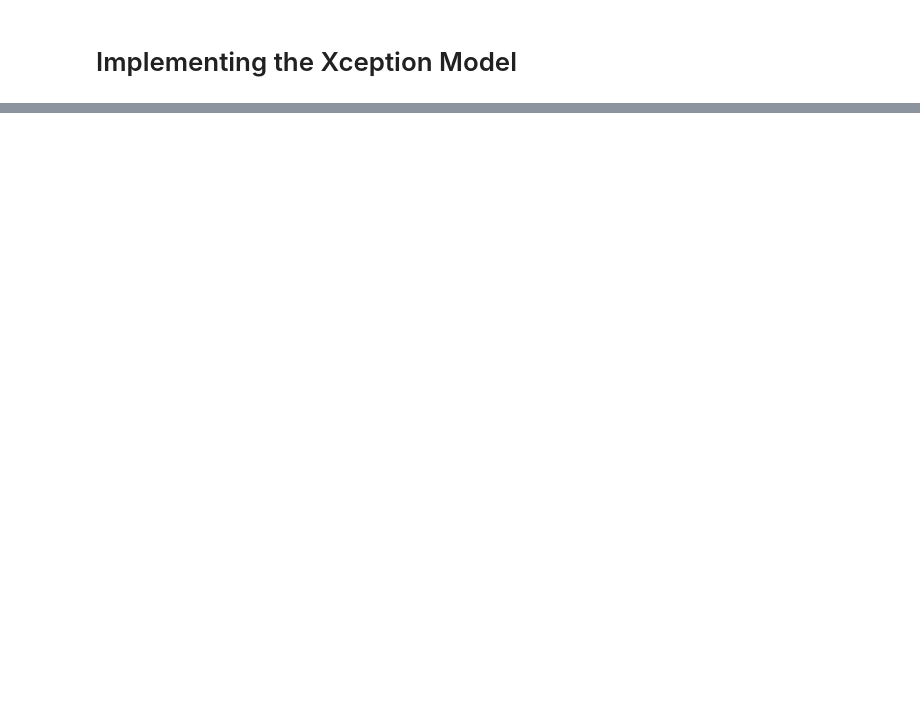
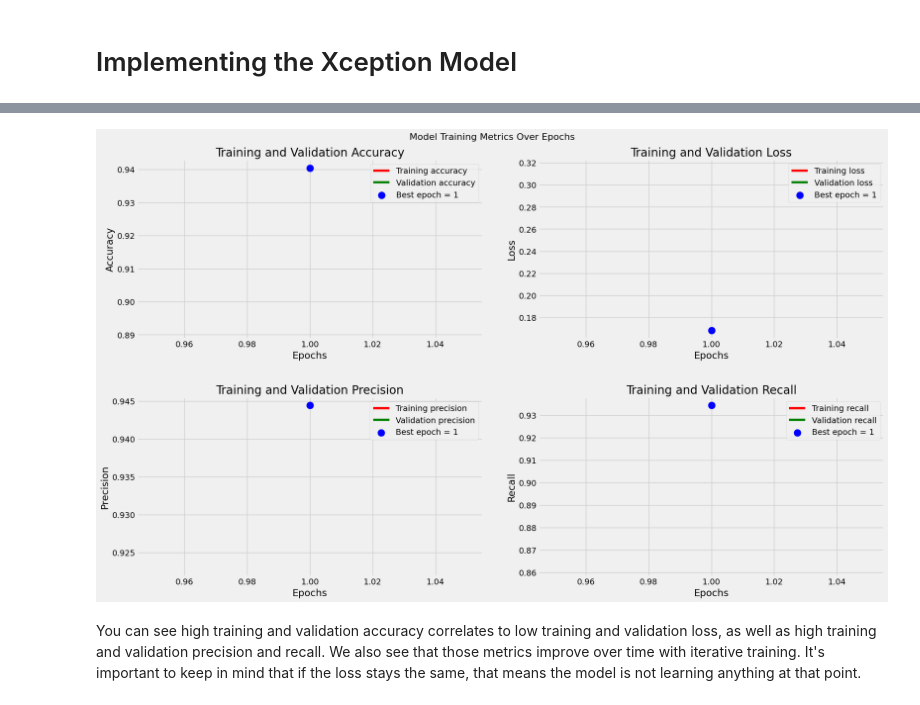
Before and after one commit to gitrlawton/tumor-classification, a Jupyter notebook: tumor_classification_notebook.ipynb, the cells around one changed output, grey strips where cells are left out. Drawn from its saved outputs; the diff is of its cells as text; code cells hidden in the pictures; blank space fills up the shorter version.

```diff
--- a/tumor_classification_notebook.ipynb
+++ b/tumor_classification_notebook.ipynb
@@ -238,4 +240,4 @@ model.compile(Adamax(learning_rate=0.001), loss="categorical_crossentropy", metr
 # Training our model.
 # Pass in the training and validation generator.  5 epochs means the model will go through the entire training data set 5 times.
 # After each epoch, the model will update its weights.
-hist = model.fit(tr_gen, epochs=5, validation_data=valid_gen)
+hist = model.fit(tr_gen, epochs=1, validation_data=valid_gen)
@@ -243,0 +246,48 @@ hist = model.fit(tr_gen, epochs=5, validation_data=valid_gen)
+# %%
+## Plot graphs to visiualize the training metrics over the 5 epochs, to better understand what happened to the model ##
+## during training. ##
+
+# Grab all the important metrics from our training.
+metrics = ['accuracy', 'loss', 'precision', 'recall']
+# Store them separately based on which set it belongs to.
+tr_metrics = {m: hist.history[m] for m in metrics}
+val_metrics = {m: hist.history[f'val_{m}'] for m in metrics}
+
+# Find best epochs and values based on which had the lowest loss (ie. when it
+# was the most accurate and made the fewest mistakes.)
+best_epochs = {}
+best_values = {}
+for m in metrics:
+    if m == 'loss':
+        idx = np.argmin(val_metrics[m])
+    else:
+        idx = np.argmax(val_metrics[m])
+    best_epochs[m] = idx + 1
+    best_values[m] = val_metrics[m][idx]
+
+# Plot metrics
+plt.figure(figsize=(20, 12))
+plt.style.use('fivethirtyeight')
+
+for i, metric in enumerate(metrics, 1):
+    plt.subplot(2, 2, i)
+    epochs = range(1, len(tr_metrics[metric]) + 1)
+
+    plt.plot(epochs, tr_metrics[metric], 'r', label=f'Training {metric}')
+    plt.plot(epochs, val_metrics[metric], 'g', label=f'Validation {metric}')
+    plt.scatter(best_epochs[metric], best_values[metric], s=150, c='blue',
+                label=f'Best epoch = {best_epochs[metric]}')
+
+    plt.title(f'Training and Validation {metric.title()}')
+    plt.xlabel('Epochs')
+    plt.ylabel(metric.title())
+    plt.legend()
+    plt.grid(True)
+
+plt.tight_layout(pad=3.0)
+plt.suptitle('Model Training Metrics Over Epochs', fontsize=16)
+plt.show()
+# %% [output]
+[figure, added]
+# %% [markdown]
+You can see high training and validation accuracy correlates to low training and validation loss, as well as high training and validation precision and recall. We also see that those metrics improve over time with iterative training.  It's important to keep in mind that if the loss stays the same, that means the model is not learning anything at that point.
```
Also changed, not shown: parts of 17 cells of this notebook, 1 other file.
